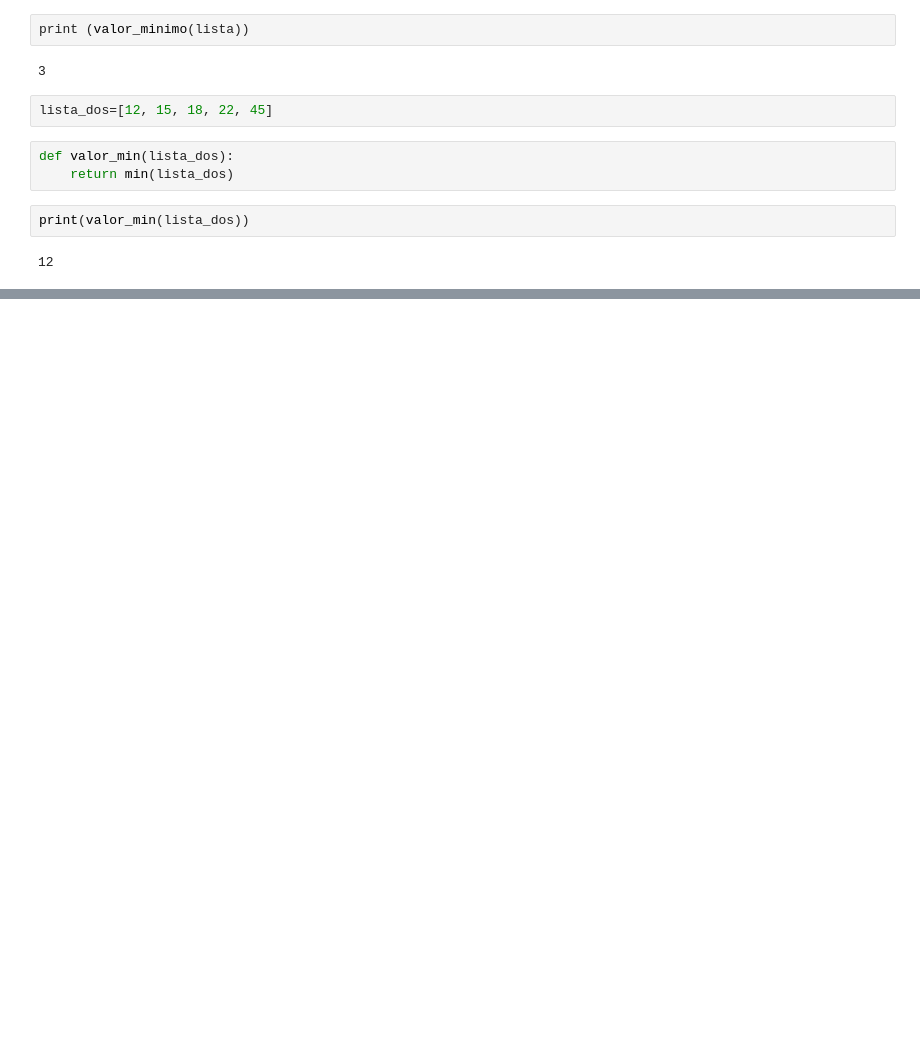
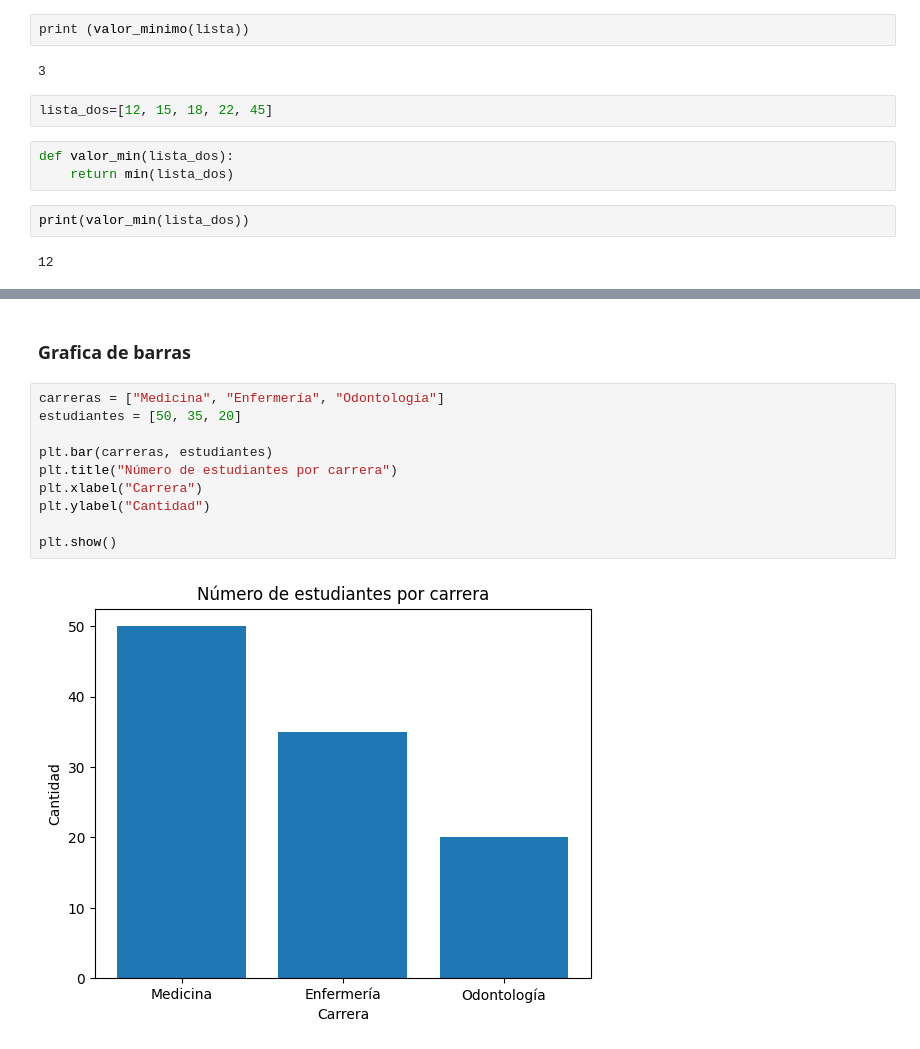
Before and after one commit to SilviaMendez27/Bit-cora-de-laboratorio-Silvia, a Jupyter notebook: Clase/01_intro_python.ipynb, the cells around one changed output, grey strips where cells are left out. Cells and saved outputs as stored; diff of their text form; blank space fills up the shorter version.

```diff
--- a/Clase/01_intro_python.ipynb
+++ b/Clase/01_intro_python.ipynb
@@ -123,0 +152,14 @@ print(valor_min(lista_dos))
+# %% [markdown]
+### Grafica de barras
+# %%
+carreras = ["Medicina", "Enfermería", "Odontología"]
+estudiantes = [50, 35, 20]
+
+plt.bar(carreras, estudiantes)
+plt.title("Número de estudiantes por carrera")
+plt.xlabel("Carrera")
+plt.ylabel("Cantidad")
+
+plt.show()
+# %% [output]
+[figure, added]
```
Also changed, not shown: parts of 19 cells of this notebook.
